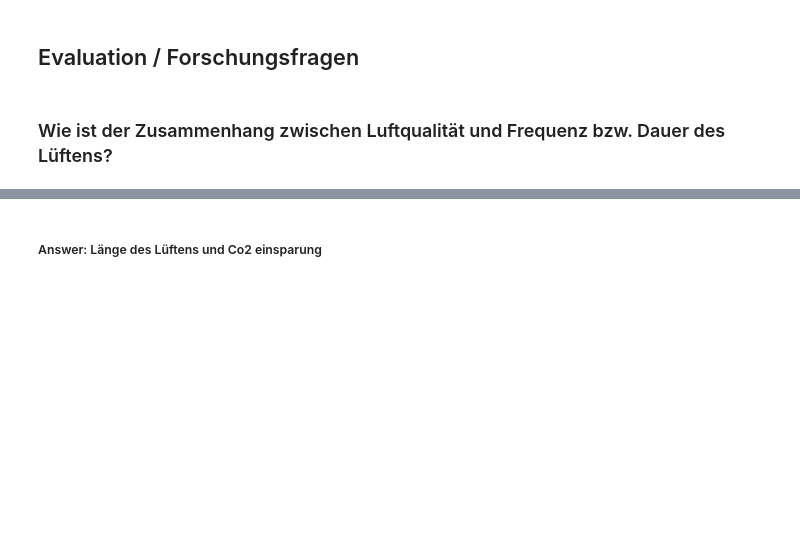
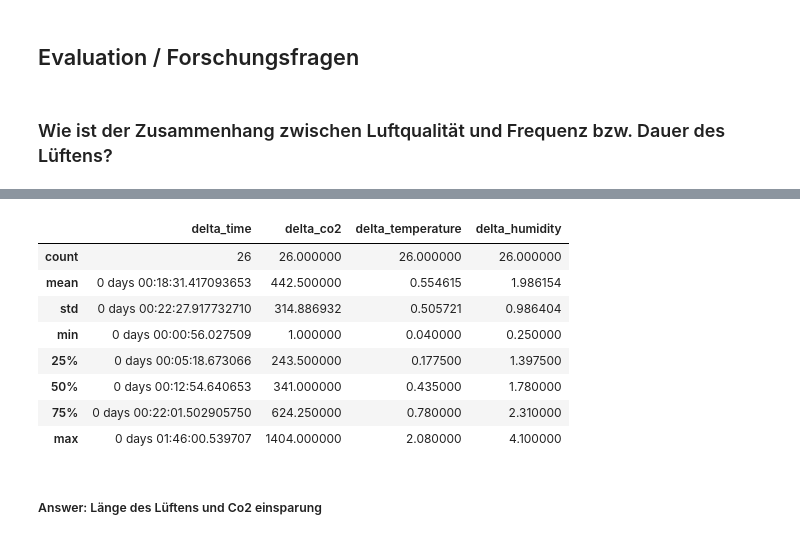
Before and after one commit to Smart-Classroom-Challenge/Data-Evaluation, a Jupyter notebook: data-evaluation.ipynb, the cells around one changed output, grey strips where cells are left out. Saved outputs shown, nothing was run; the diff lists cells and outputs as text; code cells hidden in the pictures; blank space fills up the shorter version.

```diff
--- a/data-evaluation.ipynb
+++ b/data-evaluation.ipynb
@@ -401,3 +402,15 @@ print(Auswertung_Delta.sort_values(by=['delta_time'], ascending=False))
+# %%
+Auswertung_Delta.describe()
+# %% [output]
+|  | delta_time | delta_co2 | delta_temperature | delta_humidity |
+| count | 26 | 26.000000 | 26.000000 | 26.000000 |
+| mean | 0 days 00:18:31.417093653 | 442.500000 | 0.554615 | 1.986154 |
+| std | 0 days 00:22:27.917732710 | 314.886932 | 0.505721 | 0.986404 |
+| min | 0 days 00:00:56.027509 | 1.000000 | 0.040000 | 0.250000 |
+| 25% | 0 days 00:05:18.673066 | 243.500000 | 0.177500 | 1.397500 |
+| 50% | 0 days 00:12:54.640653 | 341.000000 | 0.435000 | 1.780000 |
+| 75% | 0 days 00:22:01.502905750 | 624.250000 | 0.780000 | 2.310000 |
+| max | 0 days 01:46:00.539707 | 1404.000000 | 2.080000 | 4.100000 |
 # %% [markdown]
 ##### Answer: Länge des Lüftens und Co2 einsparung
 # %% [markdown]
```
Also changed, not shown: parts of 2 cells of this notebook.
